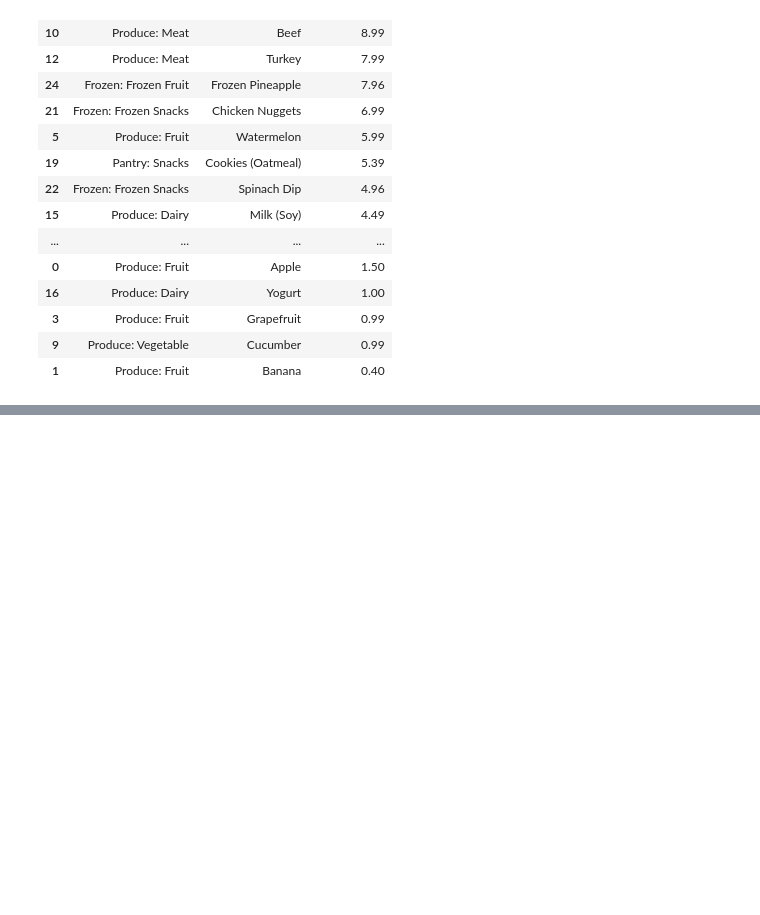
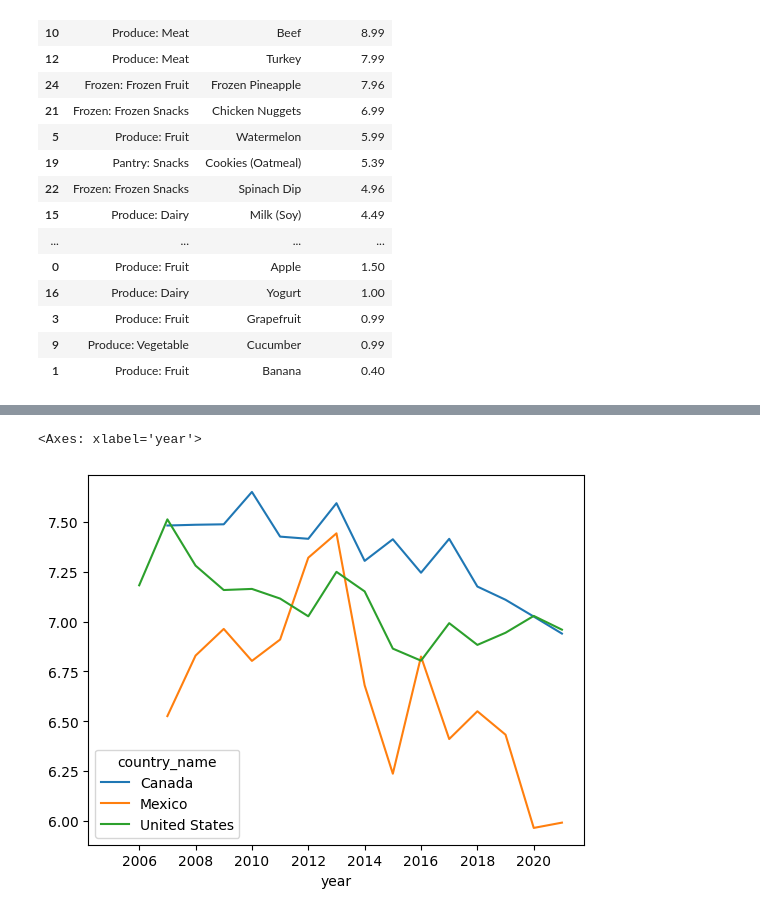
Before and after one commit to Jdalarmi/DataScience, a Jupyter notebook: app/Exploratory_Data_Analysis/Practice.ipynb, the cells around one changed output, grey strips where cells are left out. Cells and saved outputs as stored; diff of their text form; code cells hidden in the pictures; blank space fills up the shorter version.

```diff
--- a/app/Exploratory_Data_Analysis/Practice.ipynb
+++ b/app/Exploratory_Data_Analysis/Practice.ipynb
@@ -77,0 +97,5 @@ df[["Category", "Item", "Price_Dollars"]].sort_values("Price_Dollars", ascending
+# %%
+happiness[happiness.country_name.isin(['Canada', 'Mexico', 'United States'])].iloc[:, :3].pivot(index='year', columns='country_name', values="happiness_score").plot.line()
+# %% [output]
+<Axes: xlabel='year'>
+[figure, added]
```
Also changed, not shown: parts of 3 cells of this notebook.
